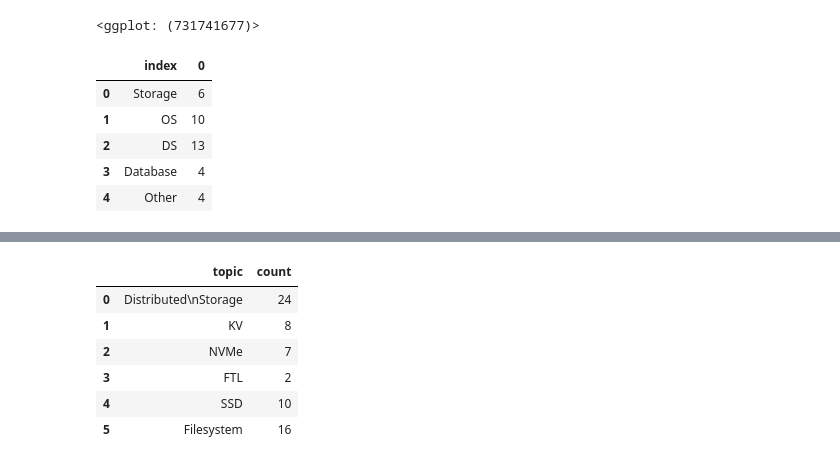
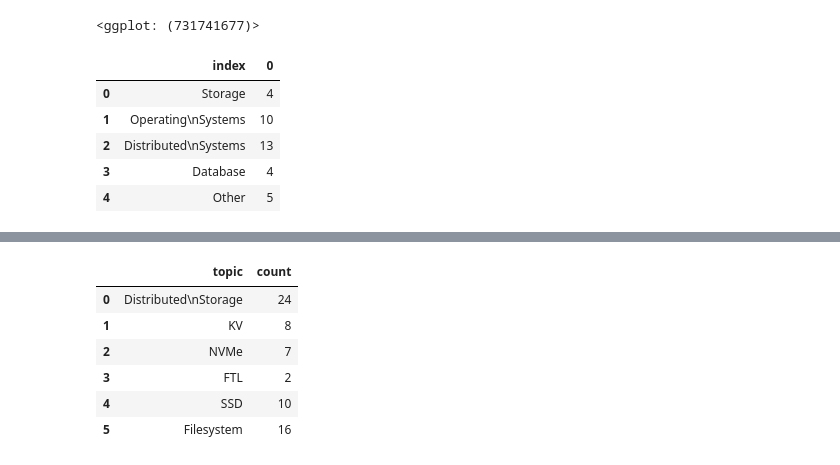
Before and after one commit to sacheendra/storage-courses-survey, a Jupyter notebook: uni courses table.ipynb, the cells around one changed output, grey strips where cells are left out. Saved outputs shown, nothing was run; the diff lists cells and outputs as text; code cells hidden in the pictures.

```diff
--- a/uni courses table.ipynb
+++ b/uni courses table.ipynb
@@ -85,7 +85,7 @@ Dist.        &                            \checkmark &
 # %%
 course_names = ["Storage", "OS", "DS", "Database", "Other"]
 aggregated = []
-for topic in ["Filesystems", "SSD", "FTL", "NVMe", "Key-Value", "Distributed Storage"]:
+for topic in topics:
     prev = np.full(len(course_info), False)
 
     for course in ["Storage", "OS", "DS", "Database", "Other"]:
@@ -157,20 +157,22 @@ plt
 # %%
 courseagg = {}
 for course in course_names:
     courseagg[course] = 0
-for (_, row) in course_info[["Filesystems", "SSD", "FTL", "NVMe", "Key-Value", "Distributed Storage"]].iterrows():
+for (_, row) in course_info[topics].iterrows():
     for course in course_names:
         if row.str.contains(course).any():
             courseagg[course] = courseagg[course] + 1
 courseagg_df = pd.DataFrame([courseagg]).transpose().reset_index()
+courseagg_df["index"] = courseagg_df["index"].str.replace("OS", "Operating\nSystems")
+courseagg_df["index"] = courseagg_df["index"].str.replace("DS", "Distributed\nSystems")
 courseagg_df
 # %% [output]
 |  | index | 0 |
-| 0 | Storage | 6 |
-| 1 | OS | 10 |
-| 2 | DS | 13 |
+| 0 | Storage | 4 |
+| 1 | Operating\nSystems | 10 |
+| 2 | Distributed\nSystems | 13 |
 | 3 | Database | 4 |
-| 4 | Other | 4 |
+| 4 | Other | 5 |
 # %%
 def autopct_format(values):
     def my_format(pct):
```
Also changed, not shown: parts of 2 cells of this notebook, 2 other files.
